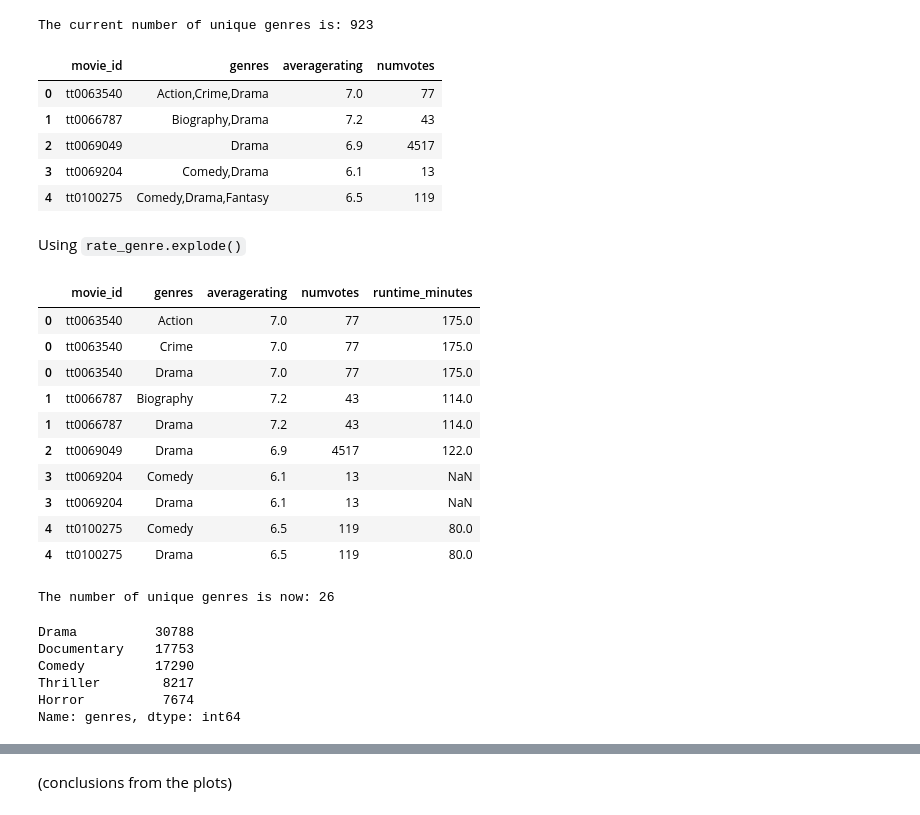
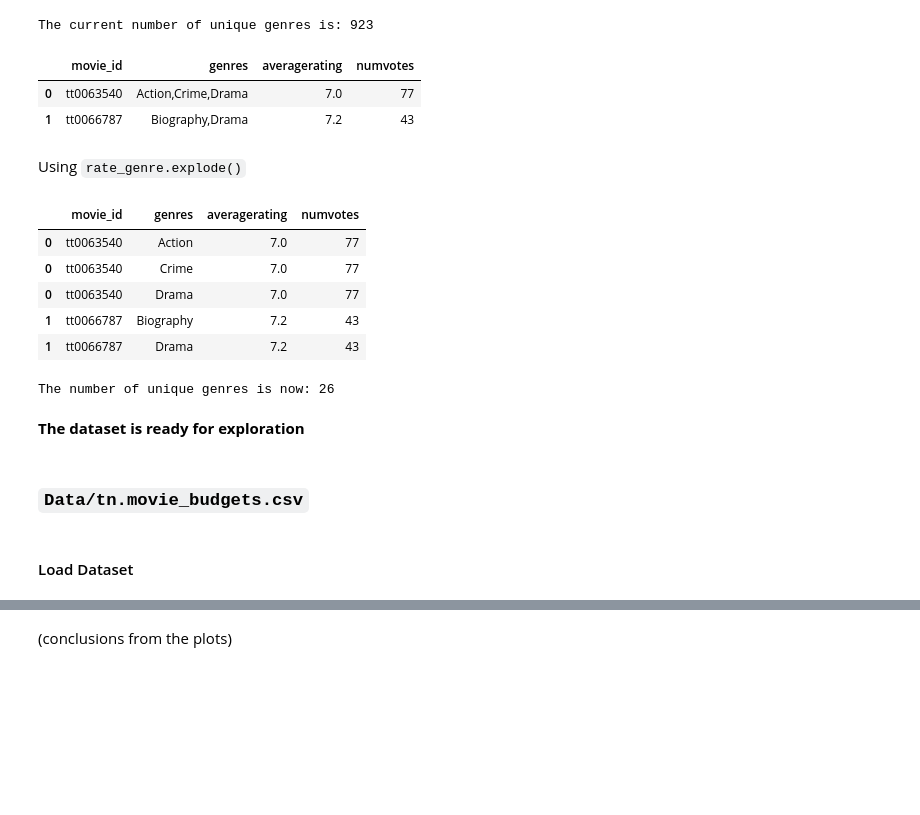
Before and after one commit to waihiga9/ExploratoryDataAnalysis_MoviesDataset, a Jupyter notebook: EDA_movies.ipynb, the cells around one changed output, grey strips where cells are left out. Saved outputs shown, nothing was run; the diff lists cells and outputs as text; code cells hidden in the pictures; blank space fills up the shorter version.

```diff
--- a/EDA_movies.ipynb
+++ b/EDA_movies.ipynb
@@ -196,5 +192,2 @@ missing_data
 # %% [markdown]
 The `genres` column has 804 missing values which make up only 1% of the dataset. **Dropping the rows** is a safe choice here since our analysis is entirely based on the genres and replacing them with the most frequent value may alter our output accuracy
-# %%
-genre_df.dropna(inplace=True)
-identifying_missing_values(genre_df)
@@ -311,46 +297,37 @@ print(f"The current number of unique genres is: {genre_df.genres.nunique()}")
 # %% [output]
 The current number of unique genres is: 923
 # %%
-# Display the first 5 rows
-genre_df.head()
+# display the first 2 rows
+genre_df.head(2)
 # %% [output]
 |  | movie_id | genres | averagerating | numvotes |
 | 0 | tt0063540 | Action,Crime,Drama | 7.0 | 77 |
 | 1 | tt0066787 | Biography,Drama | 7.2 | 43 |
-| 2 | tt0069049 | Drama | 6.9 | 4517 |
-| 3 | tt0069204 | Comedy,Drama | 6.1 | 13 |
-| 4 | tt0100275 | Comedy,Drama,Fantasy | 6.5 | 119 |
 # %% [markdown]
 
 Using `rate_genre.explode()`
 # %%
+# transform values to a list structure
 genre_df['genres'] = genre_df['genres'].str.split(',')
+# explode
 genre_df = genre_df.explode('genres')
-genre_df.head(10)
+# view the first 5 rows
+genre_df.head()
 # %% [output]
-|  | movie_id | genres | averagerating | numvotes | runtime_minutes |
-| 0 | tt0063540 | Action | 7.0 | 77 | 175.0 |
-| 0 | tt0063540 | Crime | 7.0 | 77 | 175.0 |
-| 0 | tt0063540 | Drama | 7.0 | 77 | 175.0 |
-| 1 | tt0066787 | Biography | 7.2 | 43 | 114.0 |
-| 1 | tt0066787 | Drama | 7.2 | 43 | 114.0 |
-| 2 | tt0069049 | Drama | 6.9 | 4517 | 122.0 |
-| 3 | tt0069204 | Comedy | 6.1 | 13 | NaN |
-| 3 | tt0069204 | Drama | 6.1 | 13 | NaN |
-| 4 | tt0100275 | Comedy | 6.5 | 119 | 80.0 |
-| 4 | tt0100275 | Drama | 6.5 | 119 | 80.0 |
+|  | movie_id | genres | averagerating | numvotes |
+| 0 | tt0063540 | Action | 7.0 | 77 |
+| 0 | tt0063540 | Crime | 7.0 | 77 |
+| 0 | tt0063540 | Drama | 7.0 | 77 |
+| 1 | tt0066787 | Biography | 7.2 | 43 |
+| 1 | tt0066787 | Drama | 7.2 | 43 |
 # %%
 # Checking the new number of unique genres
 print(f"The number of unique genres is now: {genre_df.genres.nunique()}")
 # %% [output]
 The number of unique genres is now: 26
-# %%
-# Top 5 genres
-genre_df.genres.value_counts()[:5]
-# %% [output]
-Drama          30788
-Documentary    17753
-Comedy         17290
-Thriller        8217
-Horror          7674
-Name: genres, dtype: int64
+# %% [markdown]
+**The dataset is ready for exploration**
+# %% [markdown]
+### `Data/tn.movie_budgets.csv`
+# %% [markdown]
+#### Load Dataset
```
Also changed, not shown: parts of 115 cells of this notebook, 1 other file.
